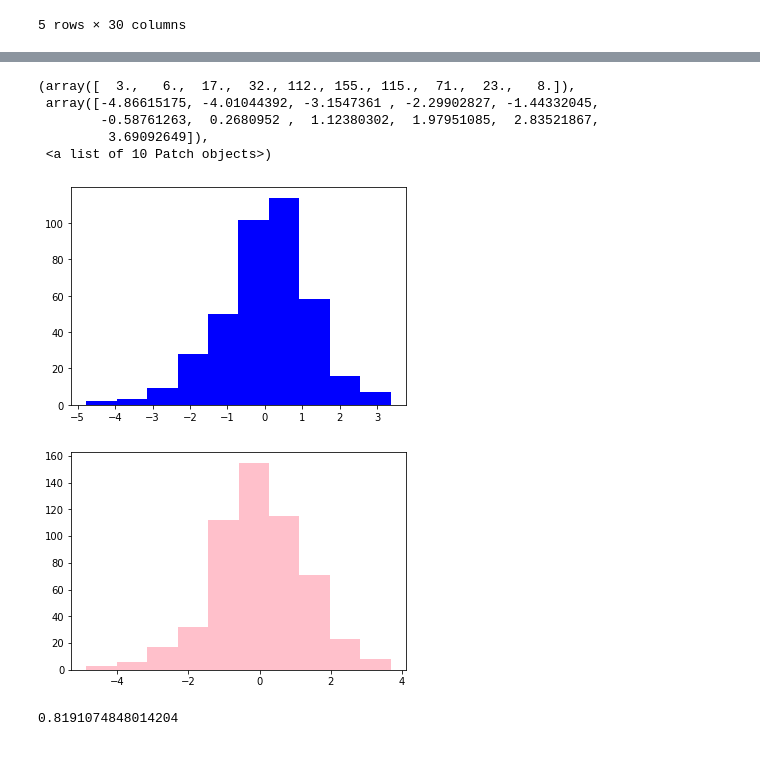
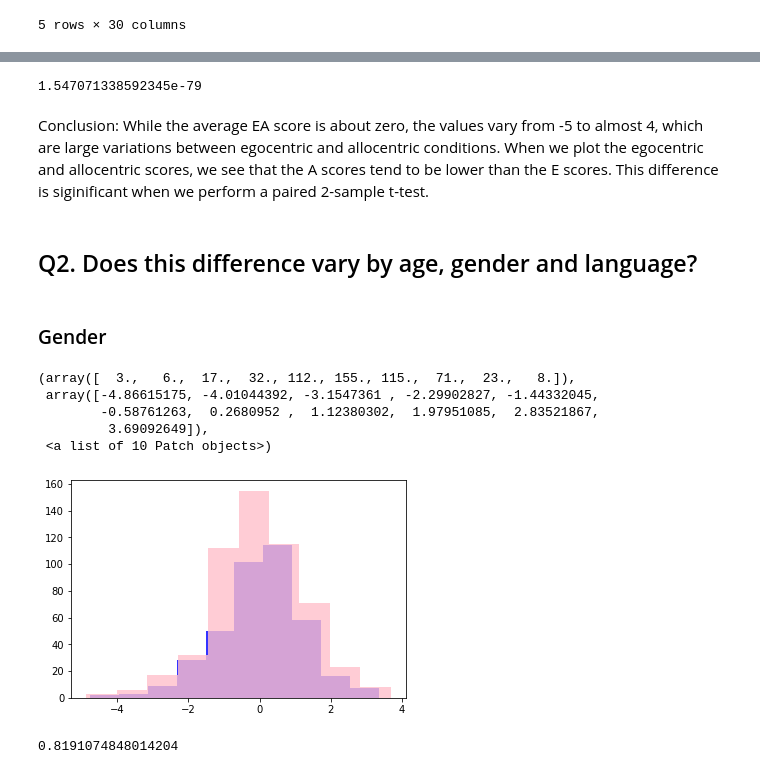
Before and after one commit to liliaellouz/empathy-analysis, a Jupyter notebook: Data_Analysis.ipynb, the cells around one changed output, grey strips where cells are left out. Cells and saved outputs as stored; diff of their text form; code cells hidden in the pictures.

```diff
--- a/Data_Analysis.ipynb
+++ b/Data_Analysis.ipynb
@@ -23,17 +48,26 @@ survey.head()
+# %%
+t, pval = scipy.stats.ttest_rel(e_raw, a_raw)
+print(pval)
+# %% [output]
+1.547071338592345e-79
+# %% [markdown]
+Conclusion: While the average EA score is about zero, the values vary from -5 to almost 4, which are large variations between egocentric and allocentric conditions. When we plot the egocentric and allocentric scores, we see that the A scores tend to be lower than the E scores. This difference is siginificant when we perform a paired 2-sample t-test.
+# %% [markdown]
+## Q2. Does this difference vary by age, gender and language?
+# %% [markdown]
+### Gender
 # %%
 men_ea  = survey[survey['gender']=='M']['EA_score']
 women_ea  = survey[survey['gender']=='F']['EA_score']
-plt.hist(men_ea,color='blue')
-plt.figure()
-plt.hist(women_ea,color='pink')
+plt.hist(men_ea,color='blue',alpha=0.8)
+plt.hist(women_ea,color='pink',alpha=0.8)
 # %% [output]
 (array([  3.,   6.,  17.,  32., 112., 155., 115.,  71.,  23.,   8.]),
  array([-4.86615175, -4.01044392, -3.1547361 , -2.29902827, -1.44332045,
         -0.58761263,  0.2680952 ,  1.12380302,  1.97951085,  2.83521867,
          3.69092649]),
  <a list of 10 Patch objects>)
-[figure, old version]
+[figure, new version]
-[figure, removed]
 # %%
 t, pval = scipy.stats.ttest_ind(men_ea, women_ea)
 print(pval)
```
Also changed, not shown: parts of 53 cells of this notebook, 1 other file.
